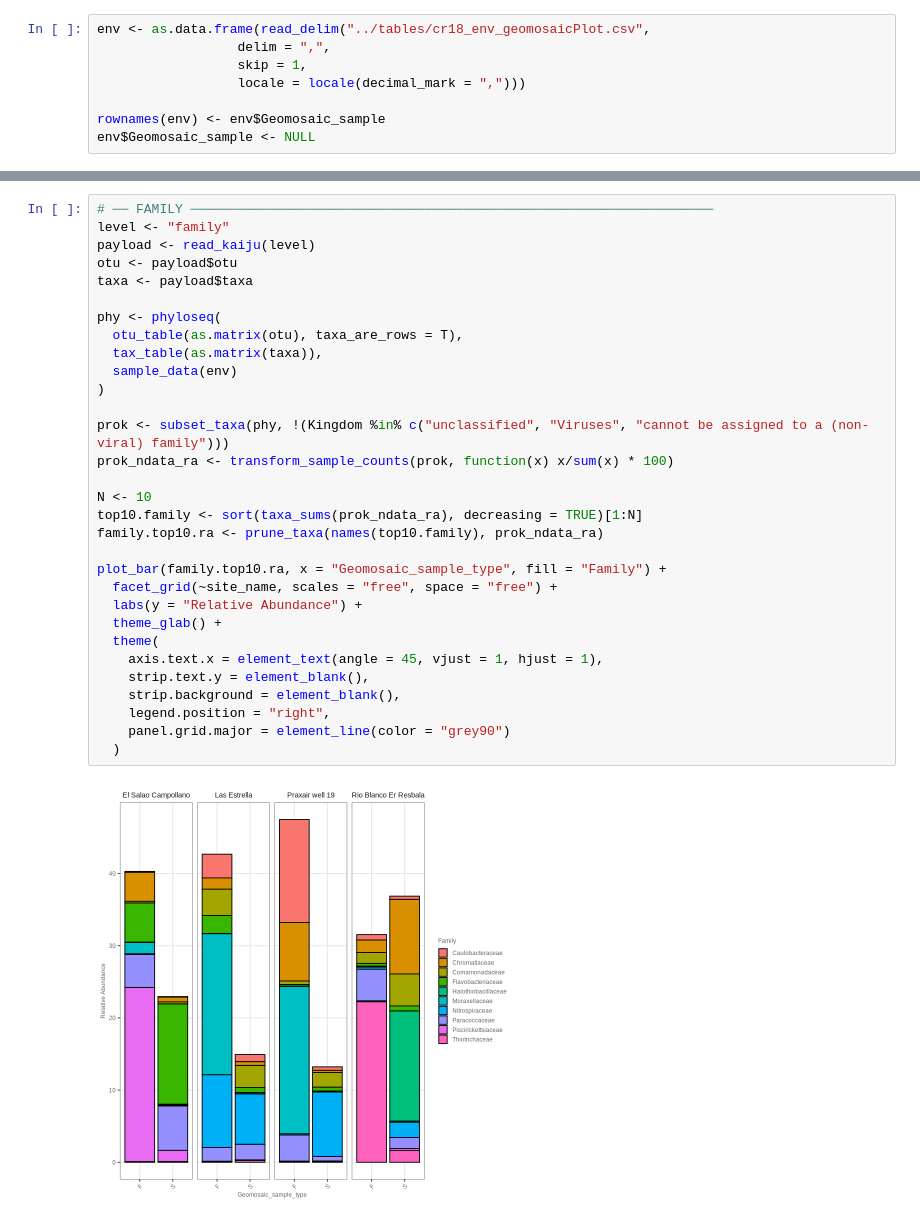
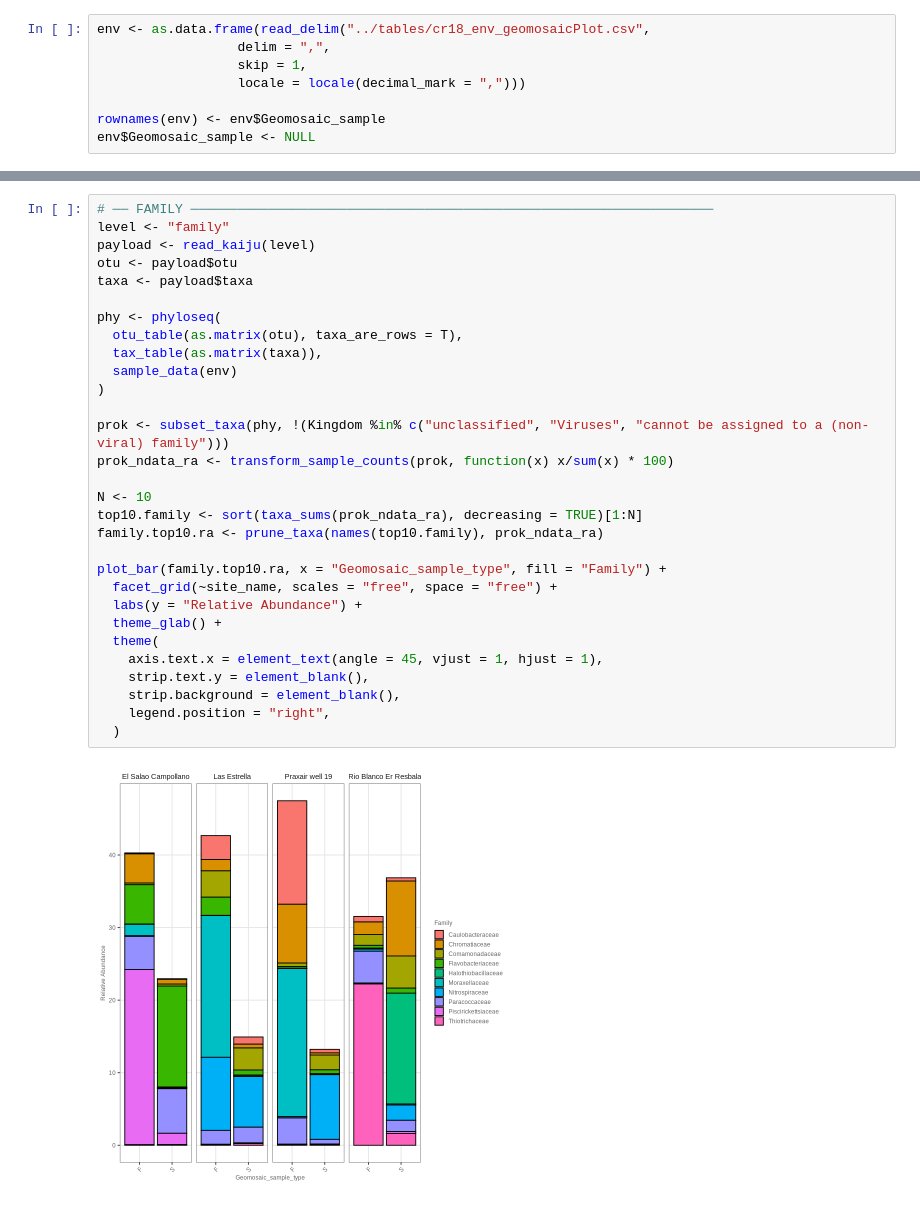
Before and after one commit to EdoT99/geomosaic_cookbook, a Jupyter notebook: notebooks/geomosaic_kaiju.ipynb, the cells around one changed output, grey strips where cells are left out. Cells and saved outputs as stored; diff of their text form.

```diff
--- a/notebooks/geomosaic_kaiju.ipynb
+++ b/notebooks/geomosaic_kaiju.ipynb
@@ -223,35 +226,34 @@ plot_bar(family.top10.ra, x = "Geomosaic_sample_type", fill="Order") +
 # ── FAMILY ───────────────────────────────────────────────────────────────────
 level <- "family"
 payload <- read_kaiju(level)
 otu <- payload$otu
 taxa <- payload$taxa
 
 phy <- phyloseq(
   otu_table(as.matrix(otu), taxa_are_rows = T),
   tax_table(as.matrix(taxa)),
   sample_data(env)
 )
 
 prok <- subset_taxa(phy, !(Kingdom %in% c("unclassified", "Viruses", "cannot be assigned to a (non-viral) family")))
 prok_ndata_ra <- transform_sample_counts(prok, function(x) x/sum(x) * 100)
 
 N <- 10
 top10.family <- sort(taxa_sums(prok_ndata_ra), decreasing = TRUE)[1:N]
 family.top10.ra <- prune_taxa(names(top10.family), prok_ndata_ra)
 
 plot_bar(family.top10.ra, x = "Geomosaic_sample_type", fill = "Family") +
   facet_grid(~site_name, scales = "free", space = "free") +
   labs(y = "Relative Abundance") +
   theme_glab() +
   theme(
     axis.text.x = element_text(angle = 45, vjust = 1, hjust = 1),
     strip.text.y = element_blank(),
     strip.background = element_blank(),
     legend.position = "right",
-    panel.grid.major = element_line(color = "grey90")
   )
 # %% [output]
-[figure, old version]
+[figure, new version]
 # %%
 # ── GENUS ──────────────────────────────────────────────────────────────────
 level <- "genus"
```
Also changed, not shown: parts of 7 cells of this notebook.
